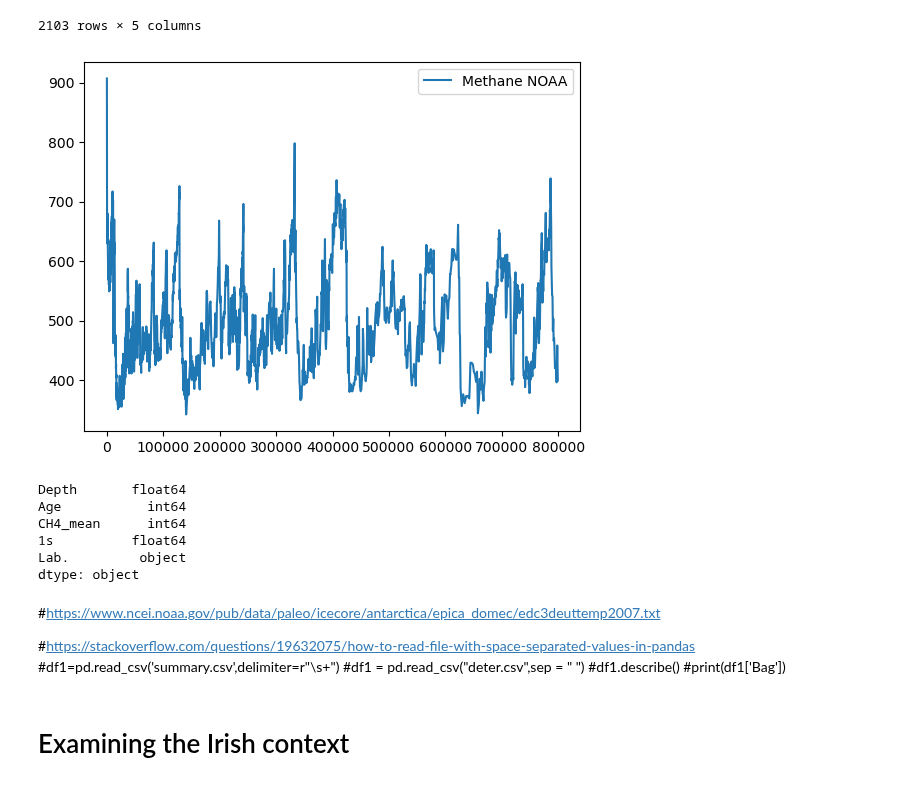
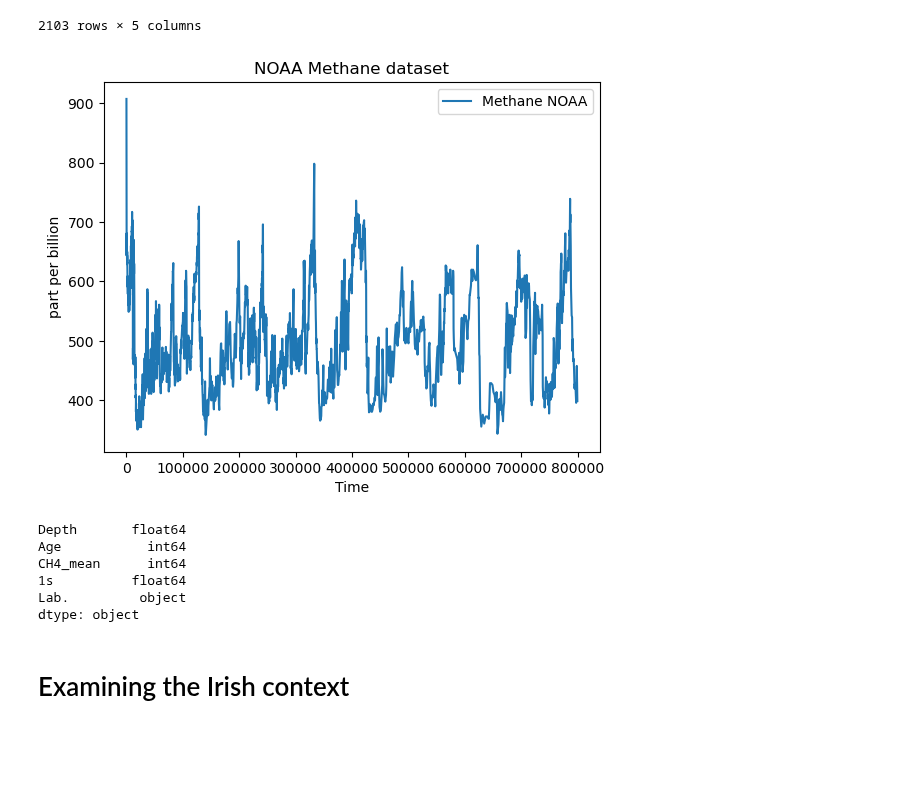
Before and after one commit to dectan/Programming-for-Data-Analysis-Project-2, a Jupyter notebook: Project 2.ipynb, the cells around one changed output. Drawn from its saved outputs; the diff is of its cells as text; code cells hidden in the pictures; blank space fills up the shorter version.

```diff
--- a/Project 2.ipynb
+++ b/Project 2.ipynb
@@ -519,10 +513,13 @@ methane_noaa
 2103 rows × 5 columns
 # %%
 plt.plot(methane_noaa['Age'],methane_noaa['CH4_mean'], label = 'Methane NOAA')
+plt.xlabel('Time')
+plt.ylabel('part per billion')
+plt.title('NOAA Methane dataset')
 plt.legend()
 plt.show()
 # %% [output]
-[figure, old version]
+[figure, new version]
 # %%
 methane_noaa.dtypes
 # %% [output]
@@ -532,14 +529,6 @@ CH4_mean      int64
 1s          float64
 Lab.         object
 dtype: object
-# %% [markdown]
-#https://www.ncei.noaa.gov/pub/data/paleo/icecore/antarctica/epica_domec/edc3deuttemp2007.txt
-
-#https://stackoverflow.com/questions/19632075/how-to-read-file-with-space-separated-values-in-pandas
-#df1=pd.read_csv('summary.csv',delimiter=r"\s+")
-#df1 = pd.read_csv("deter.csv",sep = " ")
-#df1.describe()
-#print(df1['Bag'])
 # %% [markdown]
 # Examining the Irish context
 # %% [markdown]
```
Also changed, not shown: parts of 27 cells of this notebook.
